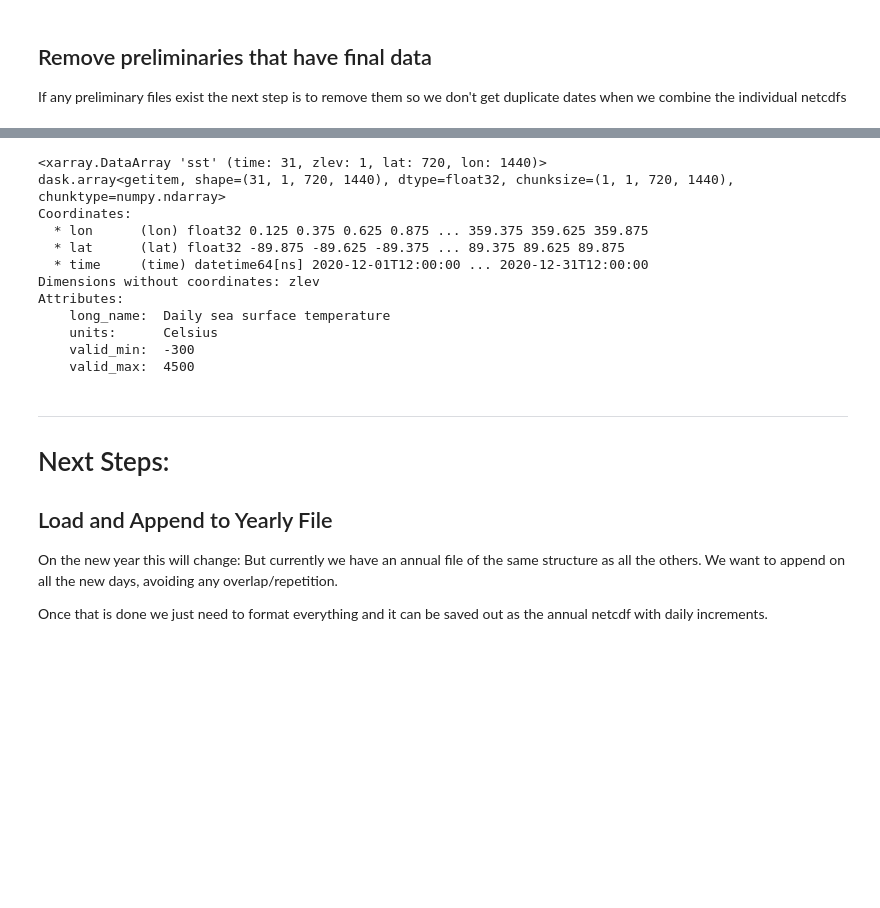
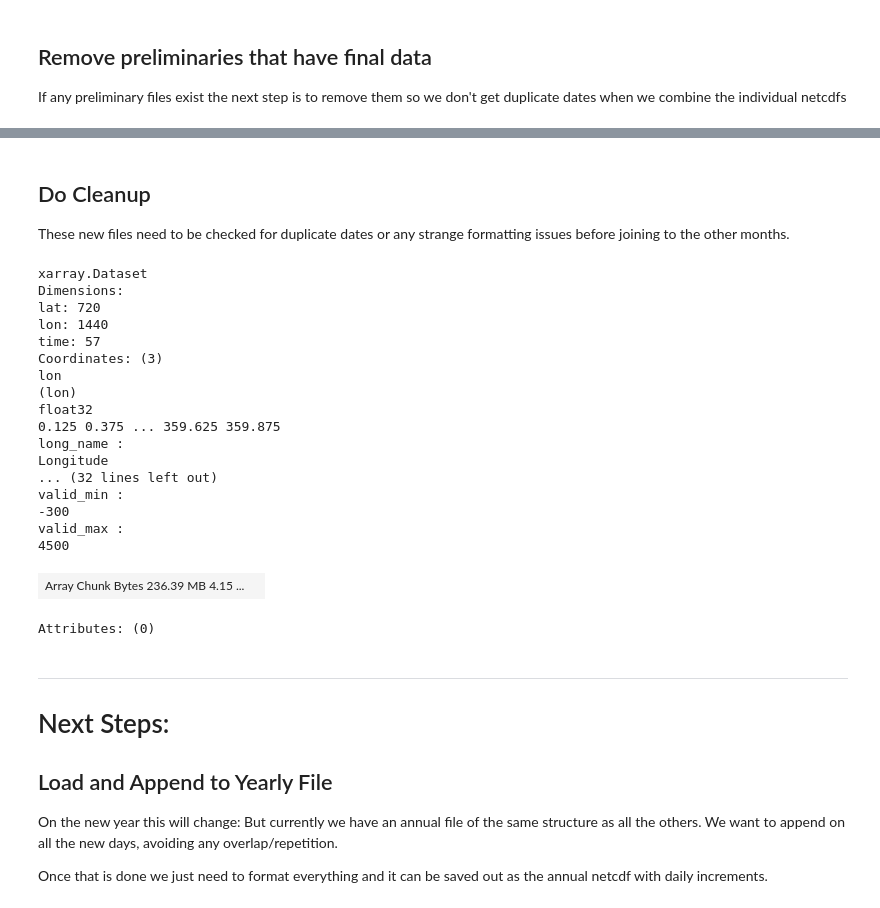
Before and after one commit to gulfofmaine/oisst_mainstays, a Jupyter notebook: notebooks/Update_01_Download_OISST.ipynb, the cells around one changed output, grey strips where cells are left out. Drawn from its saved outputs; the diff is of its cells as text; code cells hidden in the pictures; blank space fills up the shorter version.

```diff
--- a/notebooks/Update_01_Download_OISST.ipynb
+++ b/notebooks/Update_01_Download_OISST.ipynb
@@ -331,30 +545,33 @@ Appended File: oisst-avhrr-v02r01.20201231.nc
+# %% [markdown]
+## Do Cleanup
+
+These new files need to be checked for duplicate dates or any strange formatting issues before joining to the other months.
 # %%
-# Check time index
-#oisst_update.get_index("time")
-
 # Get all dates where the time indexes are not (~) duplicated
 oisst_noreps = oisst_update.sel(time = ~oisst_update.get_index("time").duplicated())
 
-# drop additional coordinates and variables not in the annual file
-update_prepped = oisst_noreps#.drop("zlev")
-update_prepped = update_prepped.drop_vars(["anom", "err", "ice"])
+# Select just sst and drop Zlev coordinate from the Array
+norep_sst      = oisst_noreps["sst"][:, 0, :, :].drop("zlev")
+norep_sst      = xr.Dataset({"sst" : norep_sst})
+update_prepped = norep_sst
 update_prepped
-
-# remove attributes, going to add back later
-update_prepped.attrs = {}
-
-# dropping zlev
-update_prepped.sst.drop("zlev")
 # %% [output]
-<xarray.DataArray 'sst' (time: 31, zlev: 1, lat: 720, lon: 1440)>
-dask.array<getitem, shape=(31, 1, 720, 1440), dtype=float32, chunksize=(1, 1, 720, 1440), chunktype=numpy.ndarray>
-Coordinates:
-  * lon      (lon) float32 0.125 0.375 0.625 0.875 ... 359.375 359.625 359.875
-  * lat      (lat) float32 -89.875 -89.625 -89.375 ... 89.375 89.625 89.875
-  * time     (time) datetime64[ns] 2020-12-01T12:00:00 ... 2020-12-31T12:00:00
-Dimensions without coordinates: zlev
-Attributes:
-    long_name:  Daily sea surface temperature
-    units:      Celsius
-    valid_min:  -300
-    valid_max:  4500
+xarray.Dataset
+Dimensions:
+lat: 720
+lon: 1440
+time: 57
+Coordinates: (3)
+lon
+(lon)
+float32
+0.125 0.375 ... 359.625 359.875
+long_name :
+Longitude
+... (32 lines left out)
+valid_min :
+-300
+valid_max :
+4500
+| Array Chunk Bytes 236.39 MB 4.15 ... |  |
+Attributes: (0)
```
Also changed, not shown: parts of 40 cells of this notebook, 4 other files.
